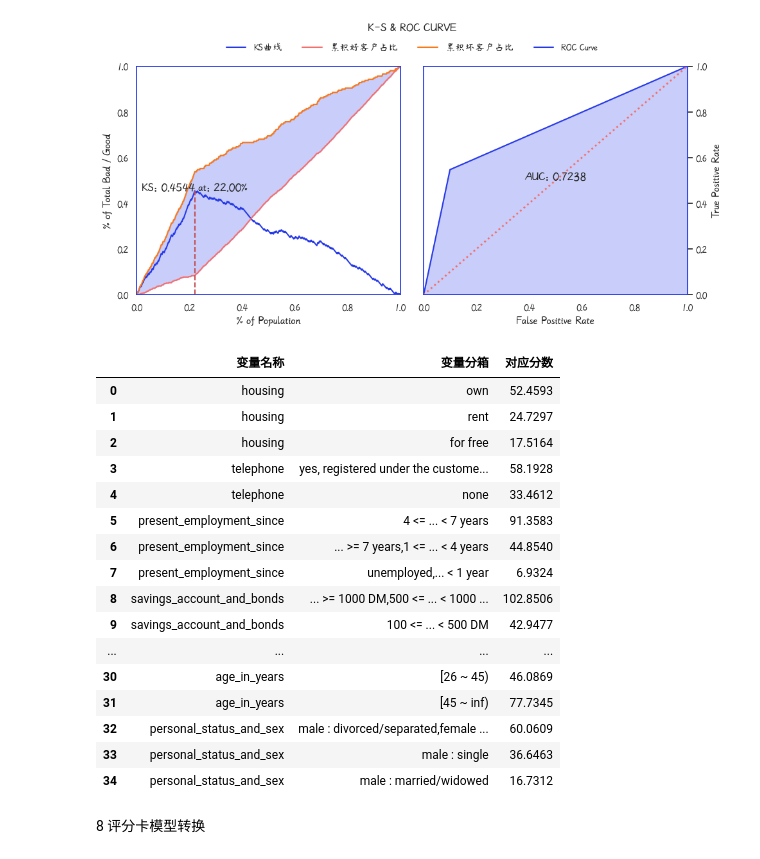
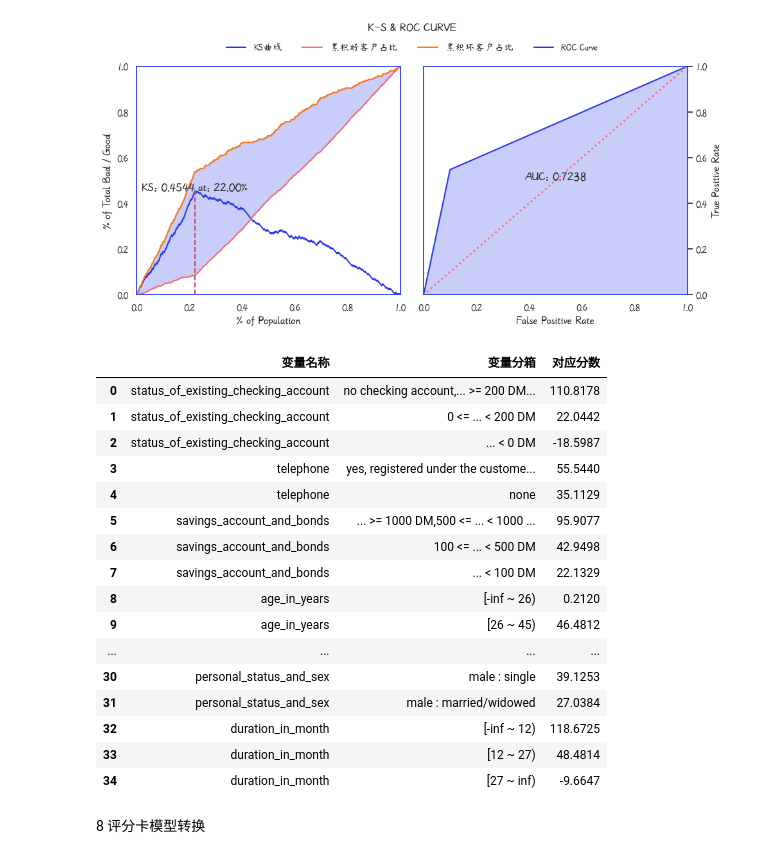
Before and after one commit to itlubber/scorecardpipeline, a Jupyter notebook: examples/scorecard_samples.ipynb, the cells around one changed output. Drawn from its saved outputs; the diff is of its cells as text; code cells hidden in the pictures.

```diff
--- a/examples/scorecard_samples.ipynb
+++ b/examples/scorecard_samples.ipynb
@@ -636,28 +631,28 @@ _ = sp.ks_plot(y_pred_train, train[target], figsize=(10, 5))
 # %% [output]
 [figure]
 # %%
-card = sp.ScoreCard(target=target, pipeline=feature_pipeline)
+card = sp.ScoreCard(target=target, pipeline=model_pipeline)
 card.fit(woe_train)
 
 card.scorecard_points()
 # %% [output]
 |  | 变量名称 | 变量分箱 | 对应分数 |
-| 0 | housing | own | 52.4593 |
-| 1 | housing | rent | 24.7297 |
-| 2 | housing | for free | 17.5164 |
-| 3 | telephone | yes, registered under the custome... | 58.1928 |
-| 4 | telephone | none | 33.4612 |
-| 5 | present_employment_since | 4 <= ... < 7 years | 91.3583 |
-| 6 | present_employment_since | ... >= 7 years,1 <= ... < 4 years | 44.8540 |
-| 7 | present_employment_since | unemployed,... < 1 year | 6.9324 |
-| 8 | savings_account_and_bonds | ... >= 1000 DM,500 <= ... < 1000 ... | 102.8506 |
-| 9 | savings_account_and_bonds | 100 <= ... < 500 DM | 42.9477 |
+| 0 | status_of_existing_checking_account | no checking account,... >= 200 DM... | 110.8178 |
+| 1 | status_of_existing_checking_account | 0 <= ... < 200 DM | 22.0442 |
+| 2 | status_of_existing_checking_account | ... < 0 DM | -18.5987 |
+| 3 | telephone | yes, registered under the custome... | 55.5440 |
+| 4 | telephone | none | 35.1129 |
+| 5 | savings_account_and_bonds | ... >= 1000 DM,500 <= ... < 1000 ... | 95.9077 |
+| 6 | savings_account_and_bonds | 100 <= ... < 500 DM | 42.9498 |
+| 7 | savings_account_and_bonds | ... < 100 DM | 22.1329 |
+| 8 | age_in_years | [-inf ~ 26) | 0.2120 |
+| 9 | age_in_years | [26 ~ 45) | 46.4812 |
 | ... | ... | ... | ... |
-| 30 | age_in_years | [26 ~ 45) | 46.0869 |
-| 31 | age_in_years | [45 ~ inf) | 77.7345 |
-| 32 | personal_status_and_sex | male : divorced/separated,female ... | 60.0609 |
-| 33 | personal_status_and_sex | male : single | 36.6463 |
-| 34 | personal_status_and_sex | male : married/widowed | 16.7312 |
+| 30 | personal_status_and_sex | male : single | 39.1253 |
+| 31 | personal_status_and_sex | male : married/widowed | 27.0384 |
+| 32 | duration_in_month | [-inf ~ 12) | 118.6725 |
+| 33 | duration_in_month | [12 ~ 27) | 48.4814 |
+| 34 | duration_in_month | [27 ~ inf) | -9.6647 |
 # %% [markdown]
 8 评分卡模型转换
 # %%
```
Also changed, not shown: parts of 13 cells of this notebook, 36 other files.
